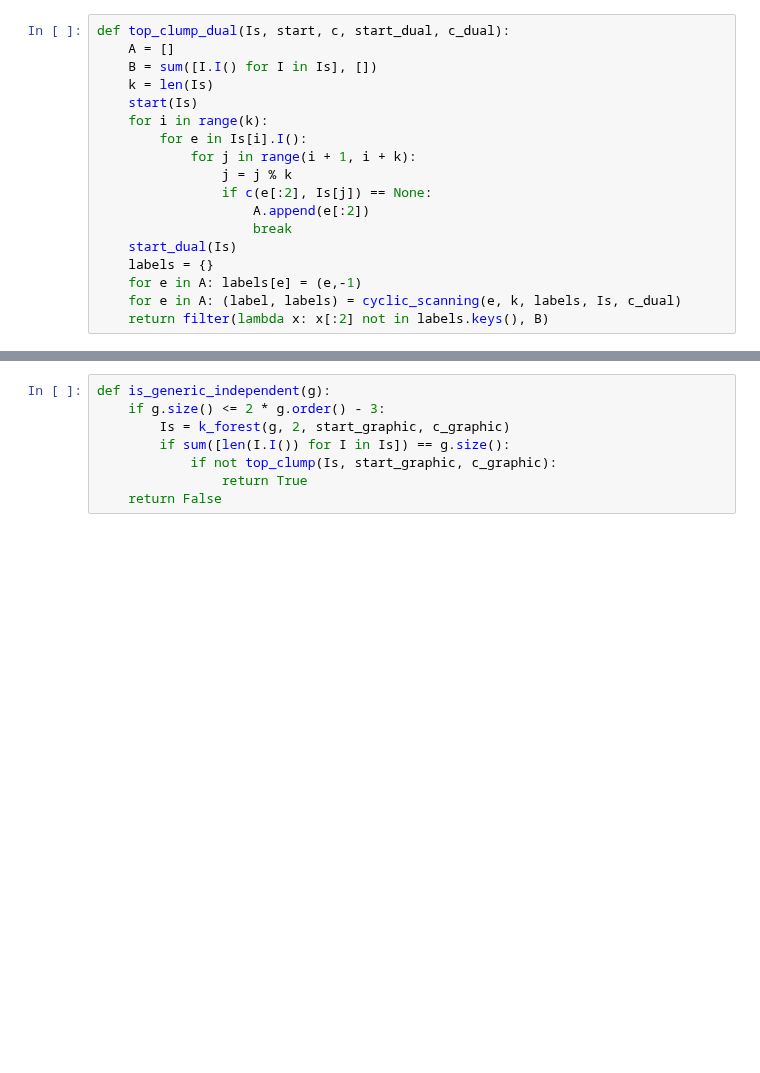
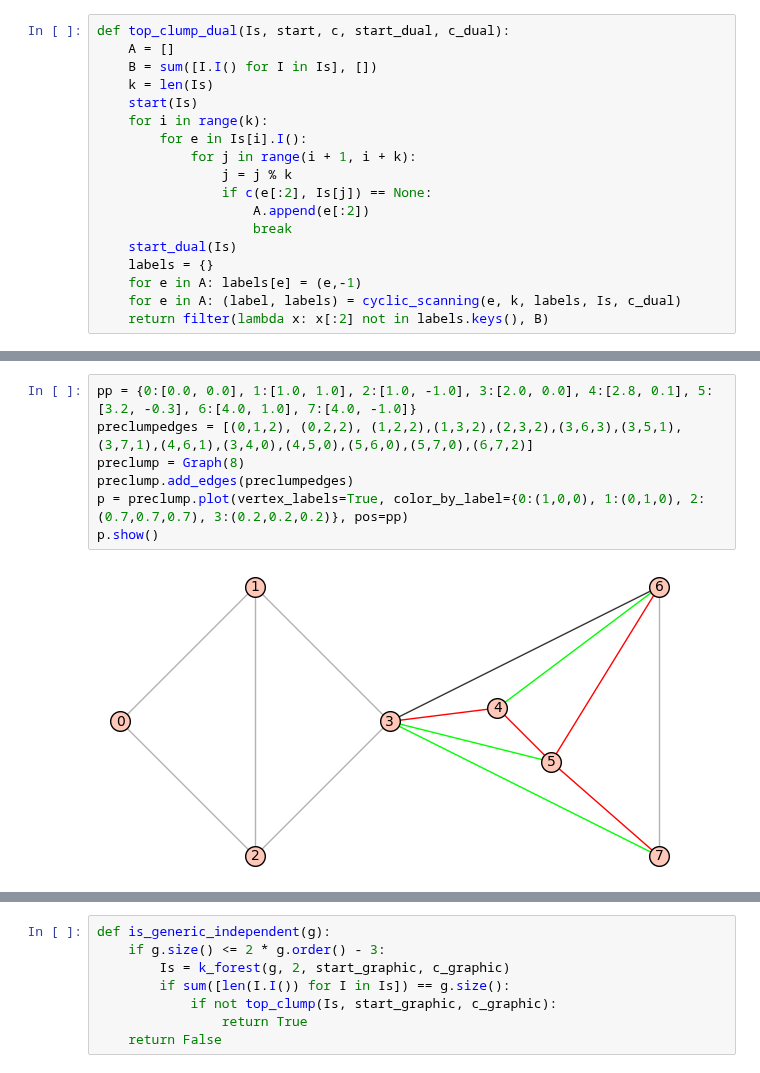
Before and after one commit to fk2601/kforest, a Jupyter notebook: kforest.ipynb, the cells around one changed output, grey strips where cells are left out. Cells and saved outputs as stored; diff of their text form; blank space fills up the shorter version.

Commit message:
preclump

```diff
--- a/kforest.ipynb
+++ b/kforest.ipynb
@@ -292,3 +293,12 @@ p.show()
+# %%
+pp = {0:[0.0, 0.0], 1:[1.0, 1.0], 2:[1.0, -1.0], 3:[2.0, 0.0], 4:[2.8, 0.1], 5:[3.2, -0.3], 6:[4.0, 1.0], 7:[4.0, -1.0]}
+preclumpedges = [(0,1,2), (0,2,2), (1,2,2),(1,3,2),(2,3,2),(3,6,3),(3,5,1),(3,7,1),(4,6,1),(3,4,0),(4,5,0),(5,6,0),(5,7,0),(6,7,2)]
+preclump = Graph(8)
+preclump.add_edges(preclumpedges)
+p = preclump.plot(vertex_labels=True, color_by_label={0:(1,0,0), 1:(0,1,0), 2:(0.7,0.7,0.7), 3:(0.2,0.2,0.2)}, pos=pp)
+p.show()
+# %% [output]
+[figure, added]
 # %%
 g = Graph(4)
 #g.add_edge(0,1)
```
Also changed, not shown: parts of 4 cells of this notebook.
